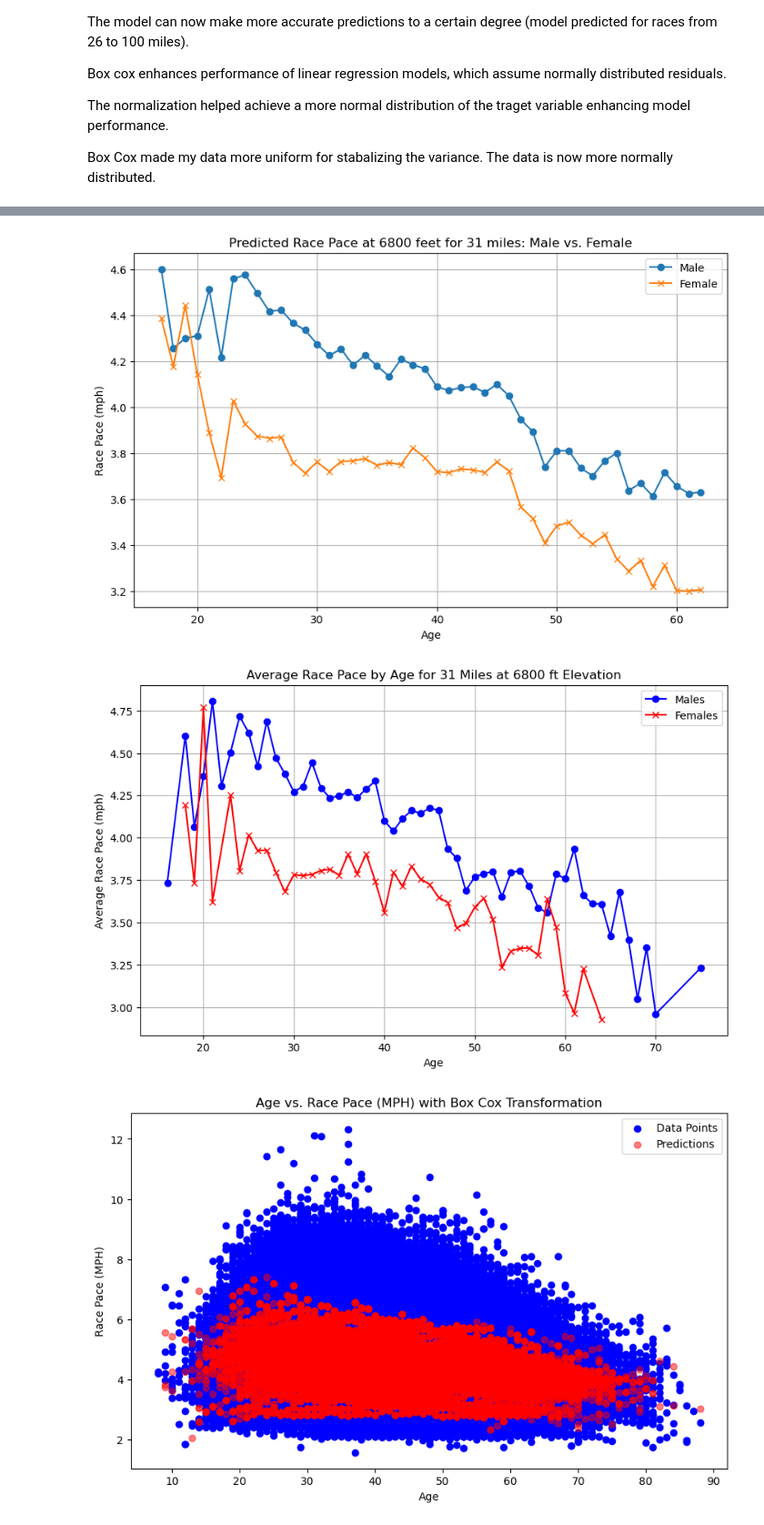
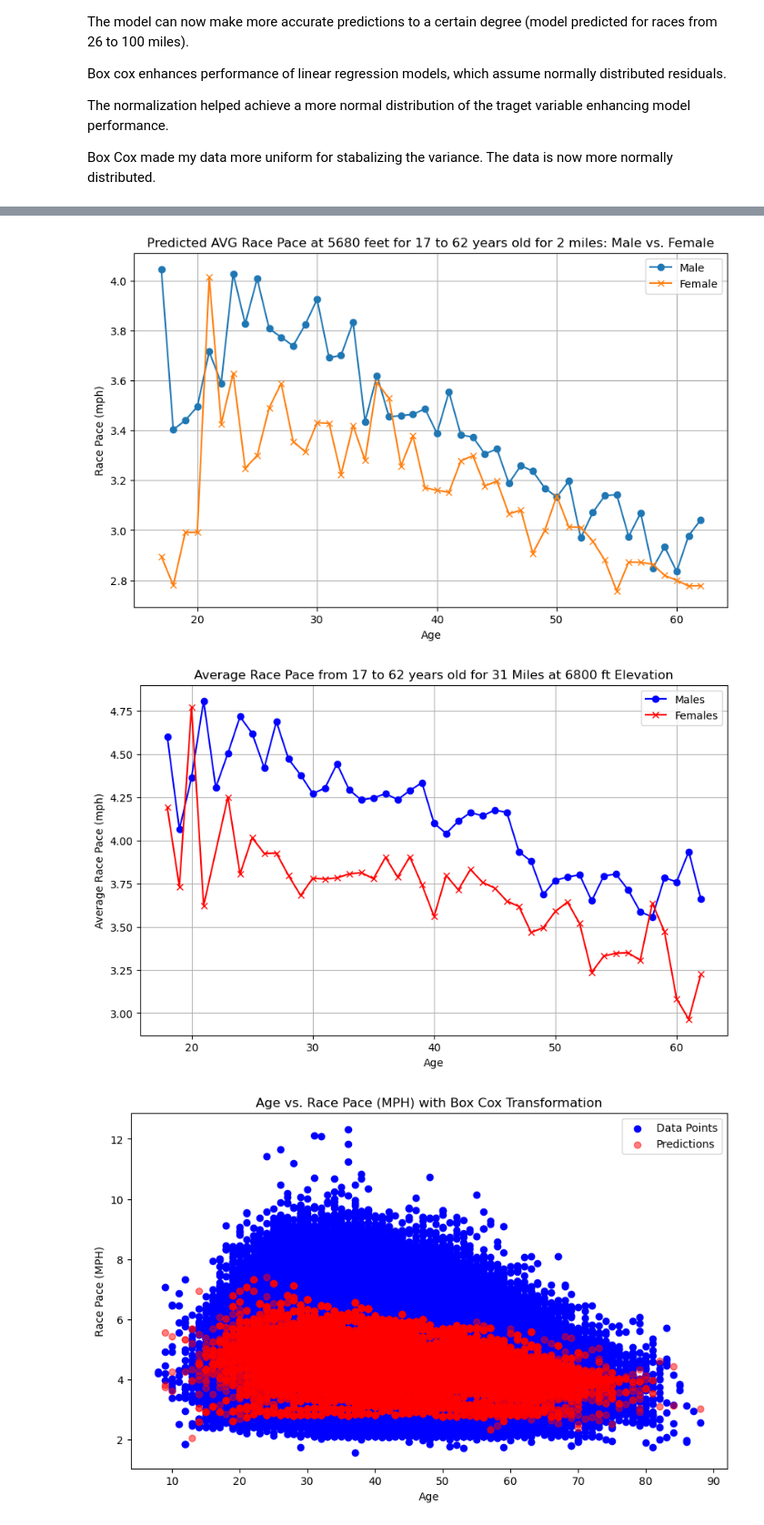
Before and after one commit to jdwelch88/Running_captstone, a Jupyter notebook: Notebooks/all_100_running_hypothesis.ipynb, the cells around one changed output, grey strips where cells are left out. Shown at 91% size. Cells and saved outputs as stored; diff of their text form; code cells hidden in the pictures.

```diff
--- a/Notebooks/all_100_running_hypothesis.ipynb
+++ b/Notebooks/all_100_running_hypothesis.ipynb
@@ -609,7 +607,7 @@ plt.show()
 # %%
 ages2 = range(17,63)
-elevation2 = 6800
-distance2 = 31
+elevation2 = 5680
+distance2 = 2
 predictions_male = [predict_race_pace_xgb(model, 1, age, elevation2, distance2, lam)for age in ages2]
 predictions_female = [predict_race_pace_xgb(model, 0, age, elevation2, distance2, lam)for age in ages2]
 
@@ -618,43 +616,43 @@ plt.plot(ages, predictions_male, label='Male', linestyle='-', marker='o')
 plt.plot(ages, predictions_female, label='Female', linestyle='-', marker='x')
 plt.xlabel('Age')
 plt.ylabel('Race Pace (mph)')
-plt.title('Predicted Race Pace at 6800 feet for 31 miles: Male vs. Female')
+plt.title('Predicted AVG Race Pace at 5680 feet for 17 to 62 years old for 2 miles: Male vs. Female')
 plt.legend()
 plt.grid(True)
 plt.show()
 # %% [output]
-[figure, old version]
+[figure, new version]
 # %%
 
 # Choose specific distance and elevation
 chosen_distance = 31
 chosen_elevation = 6800  # Example elevation
 
 # Filter data by the chosen distance and elevation
-filtered_data = all_um_data[(all_um_data['distance'] == chosen_distance) & (all_um_data['State_elevation'] == chosen_elevation)]
+filtered_data = all_um_data[(all_um_data['distance'] == chosen_distance) & (all_um_data['State_elevation'] == chosen_elevation) & (all_um_data['true_age'] >= 17) & (all_um_data['true_age'] <= 62)]
 
 # Calculate average race pace for each age group by gender
 average_pace_by_age_male = filtered_data[filtered_data['Gender'] == 1].groupby('true_age')['mph'].mean().reset_index()
 average_pace_by_age_female = filtered_data[filtered_data['Gender'] == 0].groupby('true_age')['mph'].mean().reset_index()
 
 # Create a line plot
 plt.figure(figsize=(10, 6))
 
 # Plot average race pace for males
 plt.plot(average_pace_by_age_male['true_age'], average_pace_by_age_male['mph'], linestyle='-', marker='o', color='b', label='Males')
 
 # Plot average race pace for females
 plt.plot(average_pace_by_age_female['true_age'], average_pace_by_age_female['mph'], linestyle='-', marker='x', color='r', label='Females')
 
 # Customize the plot
 plt.xlabel('Age')
 plt.ylabel('Average Race Pace (mph)')
-plt.title(f'Average Race Pace by Age for {chosen_distance} Miles at {chosen_elevation} ft Elevation')
+plt.title(f'Average Race Pace from 17 to 62 years old for {chosen_distance} Miles at {chosen_elevation} ft Elevation')
 plt.legend()
 plt.grid(True)
 plt.show()
 # %% [output]
-[figure, old version]
+[figure, new version]
 # %%
 import pandas as pd
 import numpy as np
```
Also changed, not shown: parts of 16 cells of this notebook, 6 other files.
